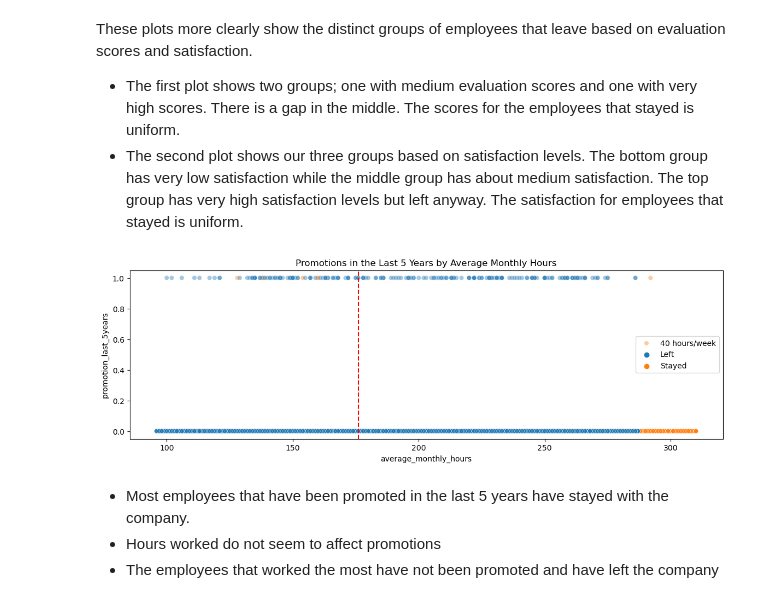
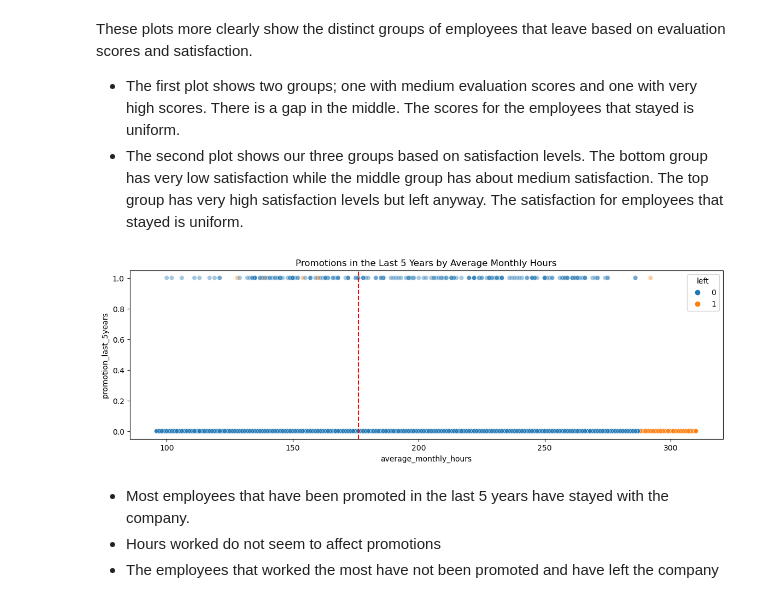
Before and after one commit to J-David-Baxter/Employee-Turnover-Analysis, a Jupyter notebook: Activity_ Course 7 Salifort Motors project lab.ipynb, the cells around one changed output. Saved outputs shown, nothing was run; the diff lists cells and outputs as text; code cells hidden in the pictures.

```diff
--- a/Activity_ Course 7 Salifort Motors project lab.ipynb
+++ b/Activity_ Course 7 Salifort Motors project lab.ipynb
@@ -402,15 +392,14 @@ These plots more clearly show the distinct groups of employees that leave based
 - The first plot shows two groups; one with medium evaluation scores and one with very high scores. There is a gap in the middle. The scores for the employees that stayed is uniform.
 - The second plot shows our three groups based on satisfaction levels. The bottom group has very low satisfaction while the middle group has about medium satisfaction. The top group has very high satisfaction levels but left anyway. The satisfaction for employees that stayed is uniform.
 # %%
-# Create a plot as needed
+# Scatter plot of promotions vs hours
 plt.figure(figsize=(14, 4))
 sns.scatterplot(data=df1, x='average_monthly_hours', y='promotion_last_5years', hue='left', alpha=0.4)
 plt.title('Promotions in the Last 5 Years by Average Monthly Hours')
 plt.axvline(average_hours, color='red', ls='--')
-plt.legend(['40 hours/week', 'Left', 'Stayed'])
 plt.show()
 # %% [output]
-[figure, old version]
+[figure, new version]
 # %% [markdown]
 - Most employees that have been promoted in the last 5 years have stayed with the company.
 - Hours worked do not seem to affect promotions
```
Also changed, not shown: parts of 16 cells of this notebook.
